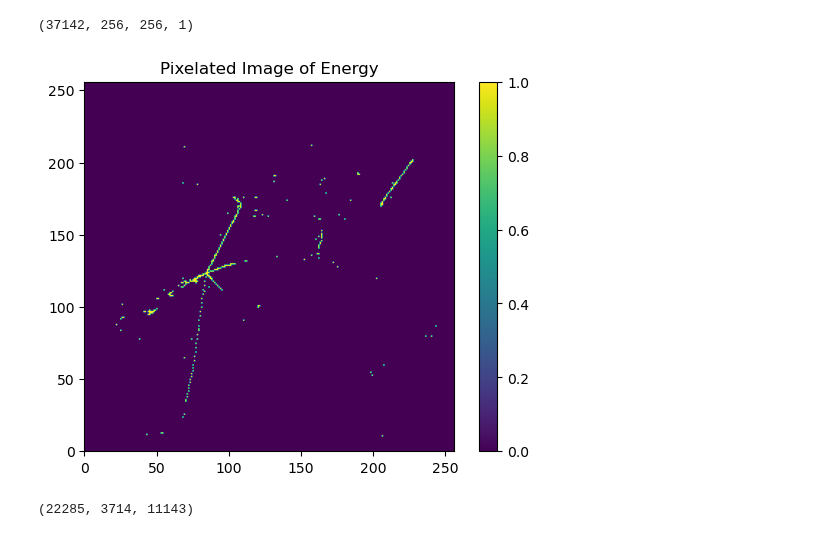
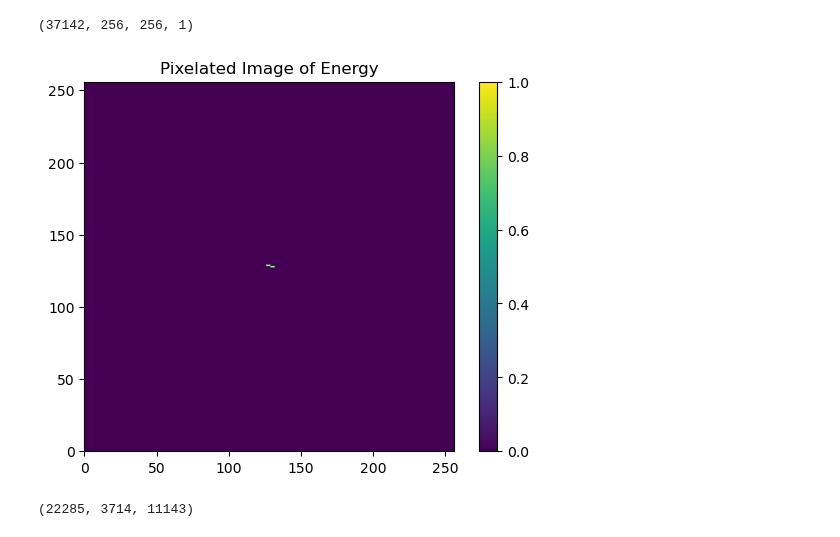
Before and after one commit to mohummudh/neutrinos-dune, a Jupyter notebook: mohammed/CNN/visuals.ipynb, the cells around one changed output. Drawn from its saved outputs; the diff is of its cells as text; code cells hidden in the pictures.

```diff
--- a/mohammed/CNN/visuals.ipynb
+++ b/mohammed/CNN/visuals.ipynb
@@ -87,14 +100,14 @@ all_images.shape
 (37142, 256, 256, 1)
 # %%
 # Display the pixelated image
-image_to_display = all_images[2343].reshape(256,256)
+image_to_display = all_images[4].reshape(256,256)
 
 plt.imshow(image_to_display, cmap='viridis', origin='lower', extent=[0, 256, 0, 256])
 plt.colorbar()
 plt.title('Pixelated Image of Energy')
 plt.show()
 # %% [output]
-[figure, old version]
+[figure, new version]
 # %%
 # Generate random indices
 random_numbers = np.random.permutation(len(labels))
```
Also changed, not shown: parts of 4 cells of this notebook, 1 other file.
